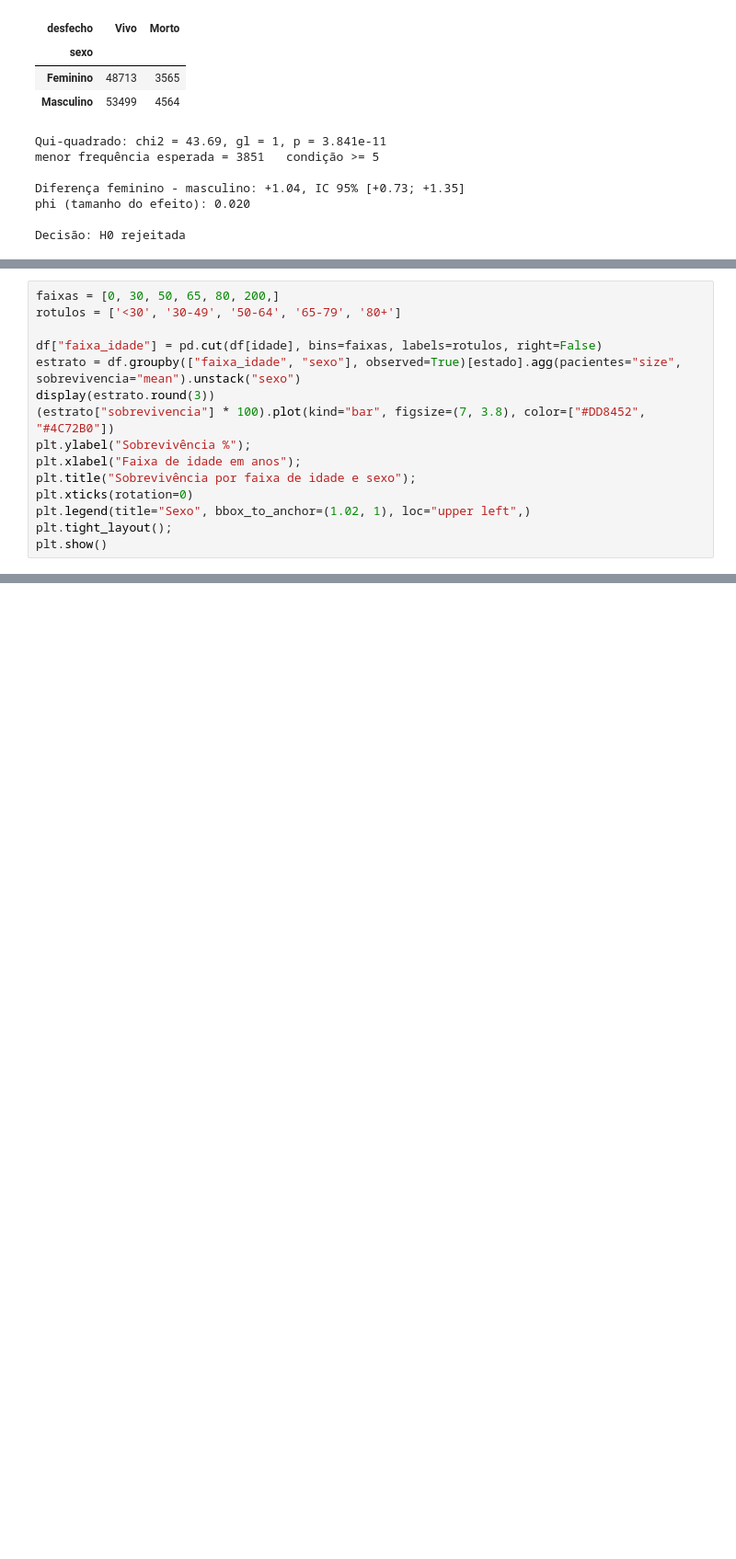
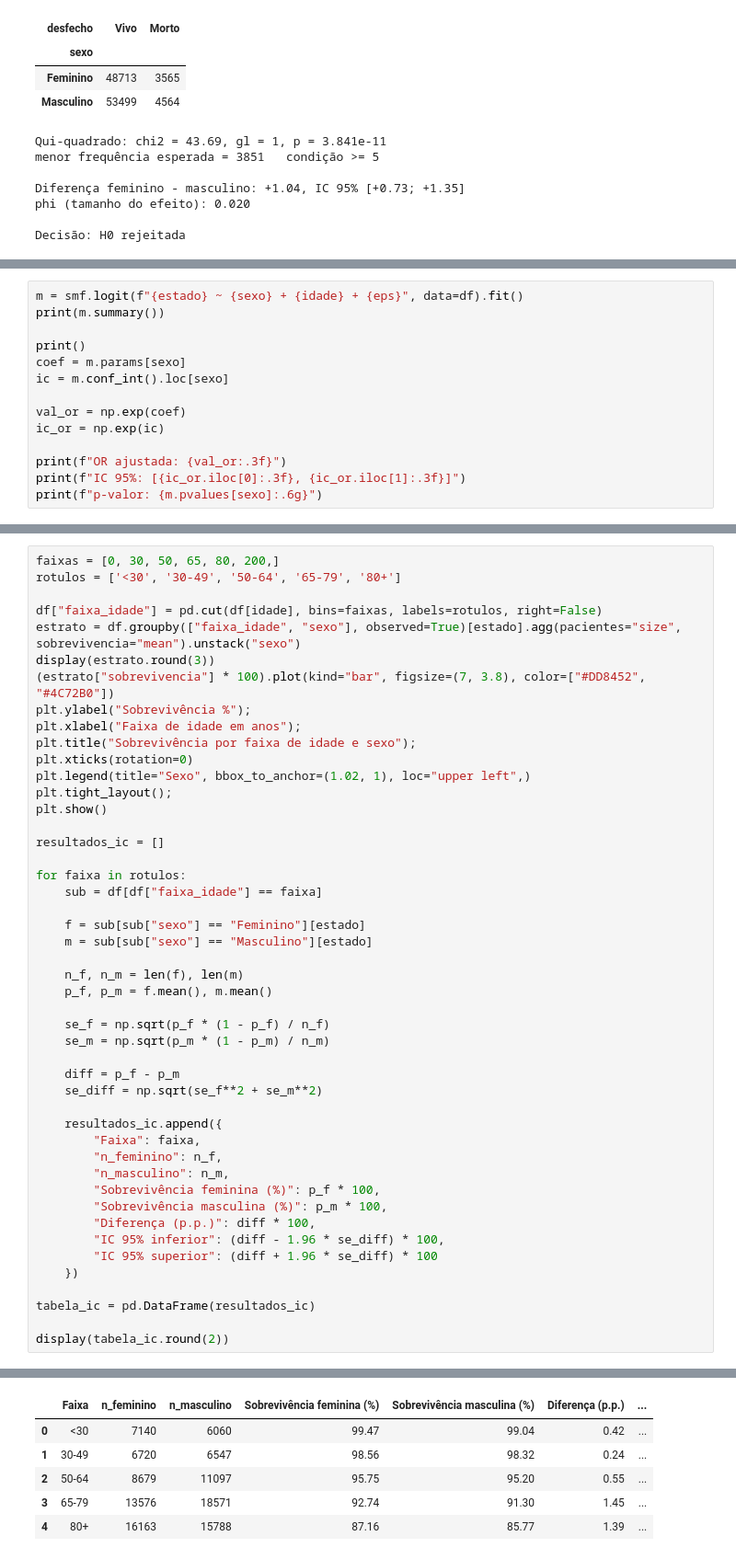
Before and after one commit to Gabrielv013/pesq-acad, a Jupyter notebook: notebook.ipynb, the cells around one changed output, grey strips where cells are left out. Shown at 92% size. Drawn from its saved outputs; the diff is of its cells as text; blank space fills up the shorter version.

Commit message:
ajuste do codigo de acordo com o parecer dos revisores, reg log, analise com primeiro episodio e IC nas faixas etarias

```diff
--- a/notebook.ipynb
+++ b/notebook.ipynb
@@ -177,0 +247,14 @@ Decisão: H0 rejeitada
+# %%
+m = smf.logit(f"{estado} ~ {sexo} + {idade} + {eps}", data=df).fit()
+print(m.summary())
+
+print()
+coef = m.params[sexo]
+ic = m.conf_int().loc[sexo]
+
+val_or = np.exp(coef)
+ic_or = np.exp(ic)
+
+print(f"OR ajustada: {val_or:.3f}")
+print(f"IC 95%: [{ic_or.iloc[0]:.3f}, {ic_or.iloc[1]:.3f}]")
+print(f"p-valor: {m.pvalues[sexo]:.6g}")
@@ -178,25 +279,63 @@ Decisão: H0 rejeitada
 # %%
 faixas = [0, 30, 50, 65, 80, 200,]
 rotulos = ['<30', '30-49', '50-64', '65-79', '80+']
 
 df["faixa_idade"] = pd.cut(df[idade], bins=faixas, labels=rotulos, right=False)
 estrato = df.groupby(["faixa_idade", "sexo"], observed=True)[estado].agg(pacientes="size", sobrevivencia="mean").unstack("sexo")
 display(estrato.round(3))
 (estrato["sobrevivencia"] * 100).plot(kind="bar", figsize=(7, 3.8), color=["#DD8452", "#4C72B0"])
 plt.ylabel("Sobrevivência %");
 plt.xlabel("Faixa de idade em anos");
 plt.title("Sobrevivência por faixa de idade e sexo");
 plt.xticks(rotation=0)
 plt.legend(title="Sexo", bbox_to_anchor=(1.02, 1), loc="upper left",)
 plt.tight_layout();
 plt.show()
+
+resultados_ic = []
+
+for faixa in rotulos:
+    sub = df[df["faixa_idade"] == faixa]
+
+    f = sub[sub["sexo"] == "Feminino"][estado]
+    m = sub[sub["sexo"] == "Masculino"][estado]
+
+    n_f, n_m = len(f), len(m)
+    p_f, p_m = f.mean(), m.mean()
+
+    se_f = np.sqrt(p_f * (1 - p_f) / n_f)
+    se_m = np.sqrt(p_m * (1 - p_m) / n_m)
+
+    diff = p_f - p_m
+    se_diff = np.sqrt(se_f**2 + se_m**2)
+
+    resultados_ic.append({
+        "Faixa": faixa,
+        "n_feminino": n_f,
+        "n_masculino": n_m,
+        "Sobrevivência feminina (%)": p_f * 100,
+        "Sobrevivência masculina (%)": p_m * 100,
+        "Diferença (p.p.)": diff * 100,
+        "IC 95% inferior": (diff - 1.96 * se_diff) * 100,
+        "IC 95% superior": (diff + 1.96 * se_diff) * 100
+    })
+
+tabela_ic = pd.DataFrame(resultados_ic)
+
+display(tabela_ic.round(2))
 # %% [output]
 |  | pacientes |  | sobrevivencia |  |
 | sexo | Feminino | Masculino | Feminino | Masculino |
 | faixa_idade |  |  |  |  |
 | <30 | 7140 | 6060 | 0.995 | 0.990 |
 | 30-49 | 6720 | 6547 | 0.986 | 0.983 |
 | 50-64 | 8679 | 11097 | 0.957 | 0.952 |
 | 65-79 | 13576 | 18571 | 0.927 | 0.913 |
 | 80+ | 16163 | 15788 | 0.872 | 0.858 |
 [figure]
+|  | Faixa | n_feminino | n_masculino | Sobrevivência feminina (%) | Sobrevivência masculina (%) | Diferença (p.p.) | ... |
+| 0 | <30 | 7140 | 6060 | 99.47 | 99.04 | 0.42 | ... |
+| 1 | 30-49 | 6720 | 6547 | 98.56 | 98.32 | 0.24 | ... |
+| 2 | 50-64 | 8679 | 11097 | 95.75 | 95.20 | 0.55 | ... |
+| 3 | 65-79 | 13576 | 18571 | 92.74 | 91.30 | 1.45 | ... |
+| 4 | 80+ | 16163 | 15788 | 87.16 | 85.77 | 1.39 | ... |
```
Also changed, not shown: parts of 3 cells of this notebook.
